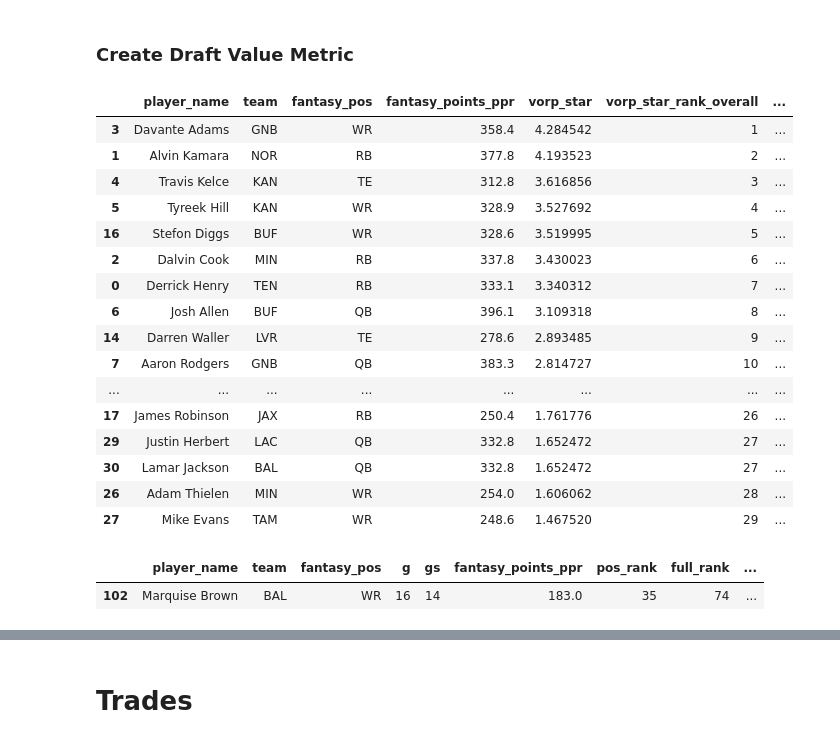
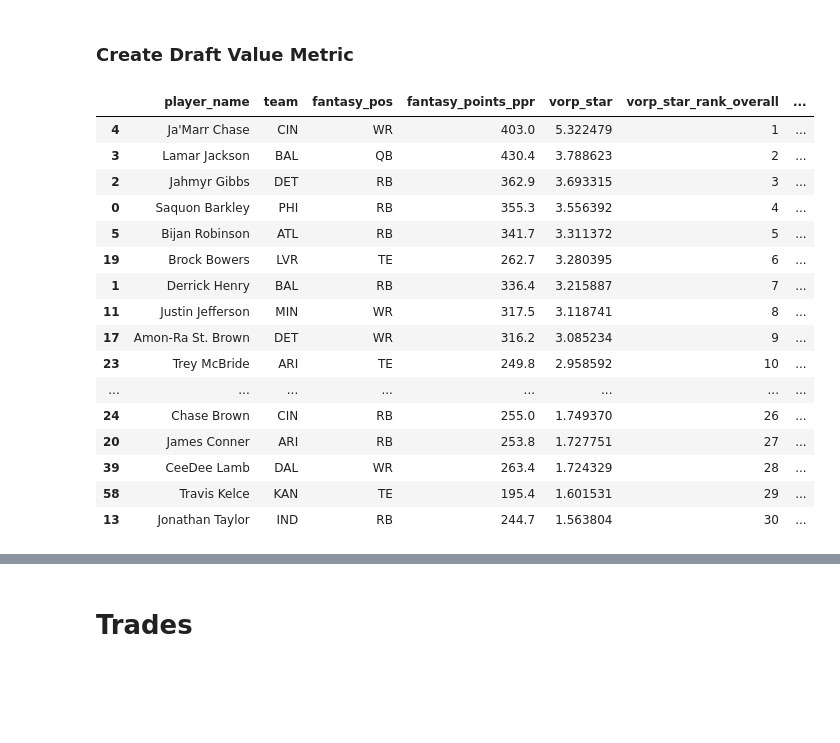
Before and after one commit to arjunghelani/afl-fantasy, a Jupyter notebook: backend/test.ipynb, the cells around one changed output, grey strips where cells are left out. Drawn from its saved outputs; the diff is of its cells as text; code cells hidden in the pictures; blank space fills up the shorter version.

```diff
--- a/backend/test.ipynb
+++ b/backend/test.ipynb
@@ -131,7 +128,7 @@ def scrape_pfr_fantasy(year: int) -> pd.DataFrame:
     return df
 
 # Example usage
-df_2021 = scrape_pfr_fantasy(2020)
+df_2021 = scrape_pfr_fantasy(2024)
 # %%
 pd.set_option('display.max_columns', None)
 df_2021.head()
@@ -261,7 +238,7 @@ def compute_vorp_star(
     # 2) Replacement level per position
     # Default lineup for 12-team, 1QB/2RB/2WR/1TE (adjust if your league differs)
     if starters_per_team is None:
-        starters_per_team = {"QB": 1, "RB": 2.5, "WR": 2.5, "TE": 1}
+        starters_per_team = {"QB": 1.25, "RB": 2.5, "WR": 2.5, "TE": 1.25}
 
     # How many starters in the league per position = teams * starters_per_team[pos]
     rep_index = {
@@ -327,51 +304,46 @@ def compute_vorp_star(
     )
 
     return result
 
 # -------------------------
 # Example usage on your df:
 # -------------------------
 # df has: player_name, team, fantasy_pos, g, gs, fantasy_points_ppr, pos_rank, full_rank
 
 # Example for 12-team, 1QB/2RB/2WR/1TE, using season totals:
 df_v = compute_vorp_star(
     stats,
     teams=12,
     starters_per_team={"QB": 1.25, "RB": 2.5, "WR": 2.5, "TE": 1.25},
     use_ppg=False,           # set True if you prefer per-game
     min_games_for_ppg=8,
     pool_factor=1,
     winsor_limits=(0.02, 0.98),
 )
 
 # Columns now available:
 # ['points_used','rep_points','vorp_raw','pos_scale_robust','vorp_star',
 #  'injury_flag','vorp_star_rank_overall','vorp_star_rank_pos', ...]
 # Example view:
 cols = [
     "player_name","team","fantasy_pos","fantasy_points_ppr","vorp_star","vorp_star_rank_overall", "vorp_star_rank_pos"
 ]
 df_v[cols].sort_values(["vorp_star"], ascending=False).head(30)
 # %% [output]
 |  | player_name | team | fantasy_pos | fantasy_points_ppr | vorp_star | vorp_star_rank_overall | ... |
-| 3 | Davante Adams | GNB | WR | 358.4 | 4.284542 | 1 | ... |
-| 1 | Alvin Kamara | NOR | RB | 377.8 | 4.193523 | 2 | ... |
-| 4 | Travis Kelce | KAN | TE | 312.8 | 3.616856 | 3 | ... |
-| 5 | Tyreek Hill | KAN | WR | 328.9 | 3.527692 | 4 | ... |
-| 16 | Stefon Diggs | BUF | WR | 328.6 | 3.519995 | 5 | ... |
-| 2 | Dalvin Cook | MIN | RB | 337.8 | 3.430023 | 6 | ... |
-| 0 | Derrick Henry | TEN | RB | 333.1 | 3.340312 | 7 | ... |
-| 6 | Josh Allen | BUF | QB | 396.1 | 3.109318 | 8 | ... |
-| 14 | Darren Waller | LVR | TE | 278.6 | 2.893485 | 9 | ... |
-| 7 | Aaron Rodgers | GNB | QB | 383.3 | 2.814727 | 10 | ... |
+| 4 | Ja'Marr Chase | CIN | WR | 403.0 | 5.322479 | 1 | ... |
+| 3 | Lamar Jackson | BAL | QB | 430.4 | 3.788623 | 2 | ... |
+| 2 | Jahmyr Gibbs | DET | RB | 362.9 | 3.693315 | 3 | ... |
+| 0 | Saquon Barkley | PHI | RB | 355.3 | 3.556392 | 4 | ... |
+| 5 | Bijan Robinson | ATL | RB | 341.7 | 3.311372 | 5 | ... |
+| 19 | Brock Bowers | LVR | TE | 262.7 | 3.280395 | 6 | ... |
+| 1 | Derrick Henry | BAL | RB | 336.4 | 3.215887 | 7 | ... |
+| 11 | Justin Jefferson | MIN | WR | 317.5 | 3.118741 | 8 | ... |
+| 17 | Amon-Ra St. Brown | DET | WR | 316.2 | 3.085234 | 9 | ... |
+| 23 | Trey McBride | ARI | TE | 249.8 | 2.958592 | 10 | ... |
 | ... | ... | ... | ... | ... | ... | ... | ... |
-| 17 | James Robinson | JAX | RB | 250.4 | 1.761776 | 26 | ... |
-| 29 | Justin Herbert | LAC | QB | 332.8 | 1.652472 | 27 | ... |
-| 30 | Lamar Jackson | BAL | QB | 332.8 | 1.652472 | 27 | ... |
-| 26 | Adam Thielen | MIN | WR | 254.0 | 1.606062 | 28 | ... |
-| 27 | Mike Evans | TAM | WR | 248.6 | 1.467520 | 29 | ... |
+| 24 | Chase Brown | CIN | RB | 255.0 | 1.749370 | 26 | ... |
+| 20 | James Conner | ARI | RB | 253.8 | 1.727751 | 27 | ... |
+| 39 | CeeDee Lamb | DAL | WR | 263.4 | 1.724329 | 28 | ... |
+| 58 | Travis Kelce | KAN | TE | 195.4 | 1.601531 | 29 | ... |
+| 13 | Jonathan Taylor | IND | RB | 244.7 | 1.563804 | 30 | ... |
-# %%
-df_v.loc[df_v.player_name == 'Marquise Brown']
-# %% [output]
-|  | player_name | team | fantasy_pos | g | gs | fantasy_points_ppr | pos_rank | full_rank | ... |
-| 102 | Marquise Brown | BAL | WR | 16 | 14 | 183.0 | 35 | 74 | ... |
```
Also changed, not shown: parts of 79 cells of this notebook, 7 other files.
